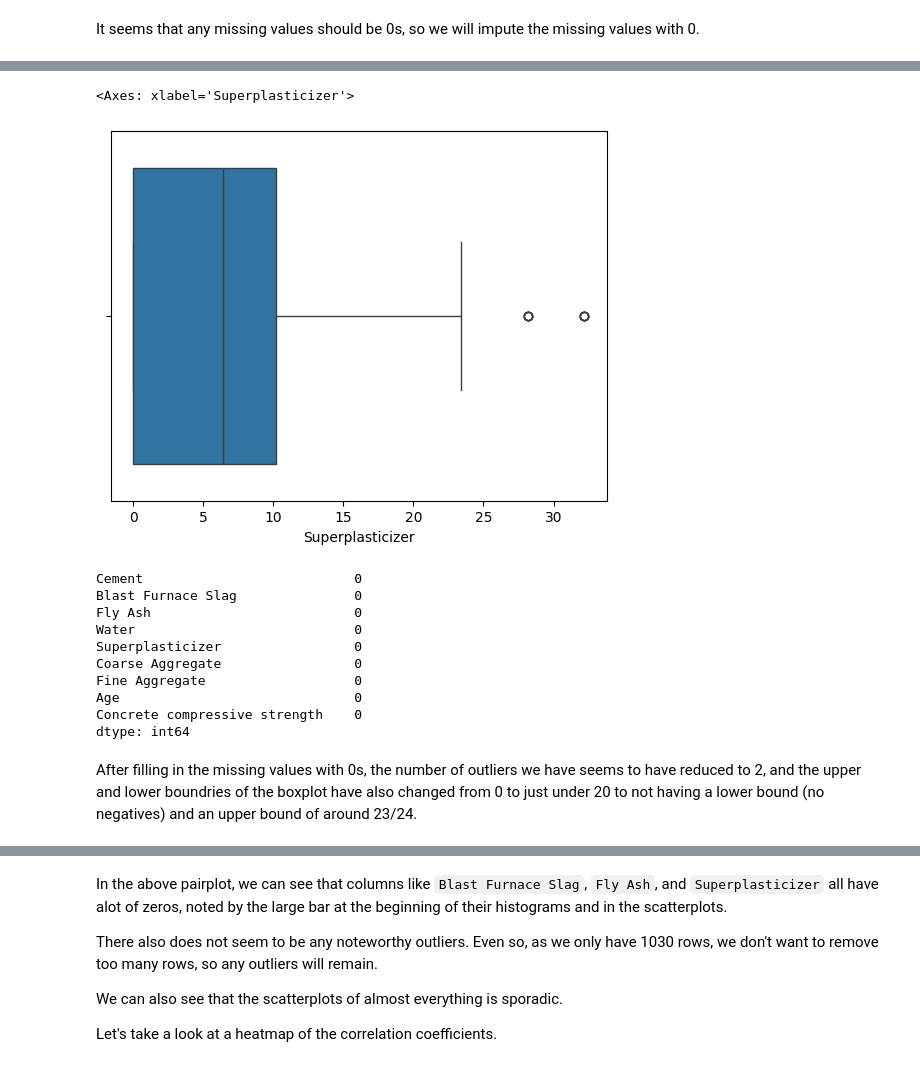
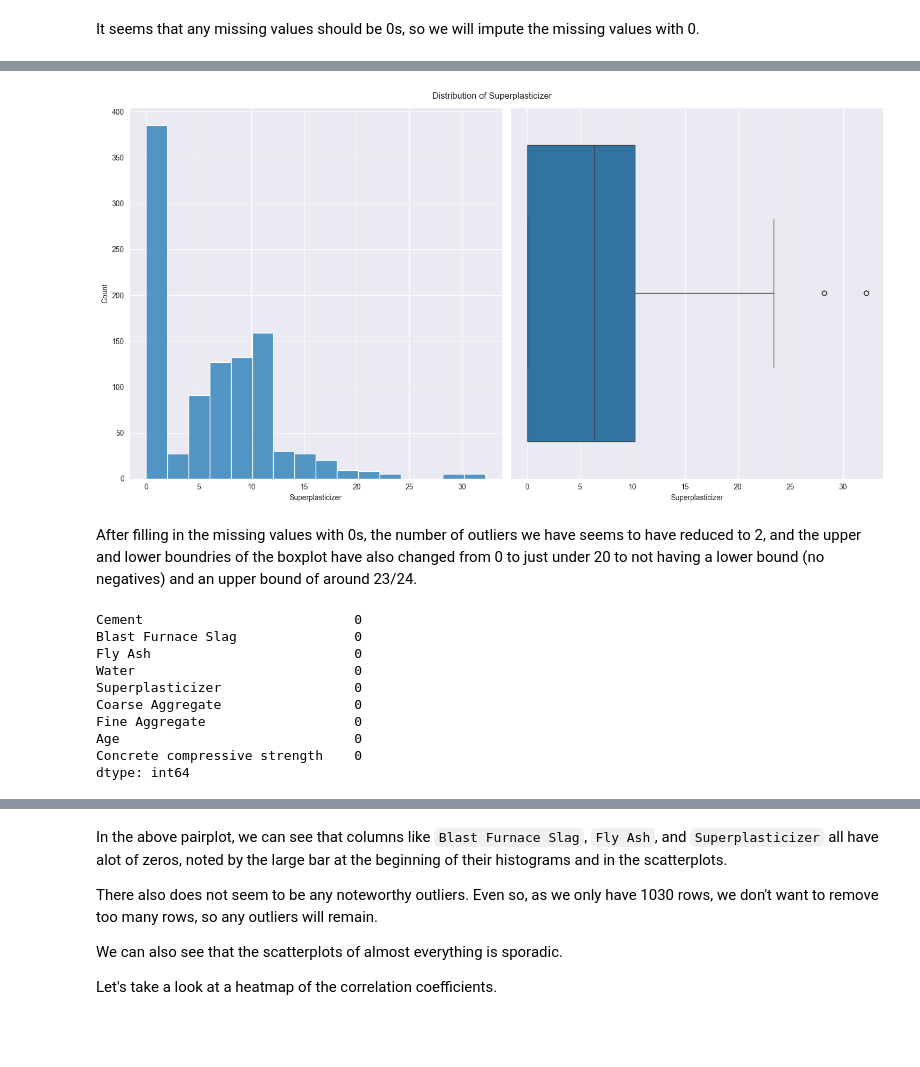
Before and after one commit to danielphilip12/Concrete-Strength, a Jupyter notebook: EDA.ipynb, the cells around one changed output, grey strips where cells are left out. Cells and saved outputs as stored; diff of their text form; code cells hidden in the pictures; blank space fills up the shorter version.

```diff
--- a/EDA.ipynb
+++ b/EDA.ipynb
@@ -154,23 +152,29 @@ sns.histplot(data=df, x='Superplasticizer')
-# %%
-sns.boxplot(data=df, x='Superplasticizer')
-# %% [output]
-<Axes: xlabel='Superplasticizer'>
-[figure, removed]
-# %%
-df.isna().sum()
-# %% [output]
-Cement                           0
-Blast Furnace Slag               0
-Fly Ash                          0
-Water                            0
-Superplasticizer                 0
-Coarse Aggregate                 0
-Fine Aggregate                   0
-Age                              0
-Concrete compressive strength    0
-dtype: int64
+# %%
+fig, ax = plt.subplots(1, 2, figsize=(15, 8))
+sns.histplot(data=df, x='Superplasticizer', ax=ax[0])
+# ax[0].set_title("Distribution of Superplasticizer")
+sns.boxplot(data=df, x='Superplasticizer', ax=ax[1])
+# ax[1].set_title("Distribution of Superplasticizer")
+fig.suptitle("Distribution of Superplasticizer")
+plt.tight_layout()
+plt.savefig("./images/superplasticizer_after.png")
+# %% [output]
+[figure, added]
 # %% [markdown]
 After filling in the missing values with 0s, the number of outliers we have seems to have reduced to 2, and the upper and lower boundries of the boxplot have also changed from 0 to just under 20 to not having a lower bound (no negatives) and an upper bound of around 23/24.
+# %%
+df.isna().sum()
+# %% [output]
+Cement                           0
+Blast Furnace Slag               0
+Fly Ash                          0
+Water                            0
+Superplasticizer                 0
+Coarse Aggregate                 0
+Fine Aggregate                   0
+Age                              0
+Concrete compressive strength    0
+dtype: int64
 # %%
 sns.pairplot(data=df)
 # %% [output]
```
Also changed, not shown: parts of 15 cells of this notebook, 10 other files.
